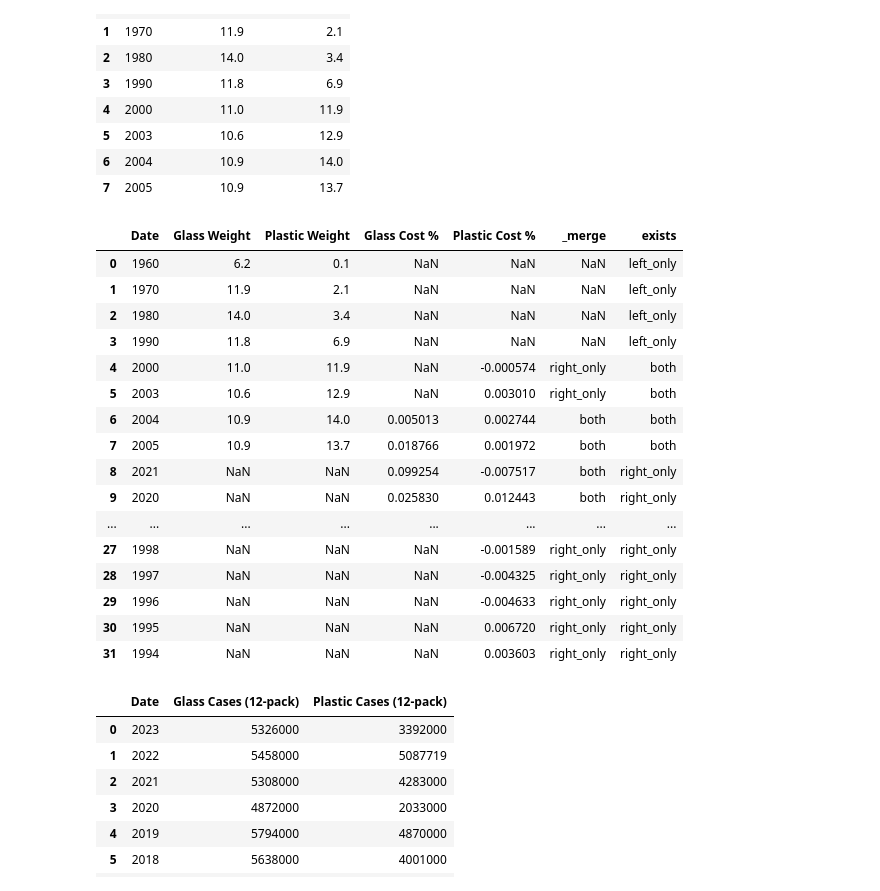
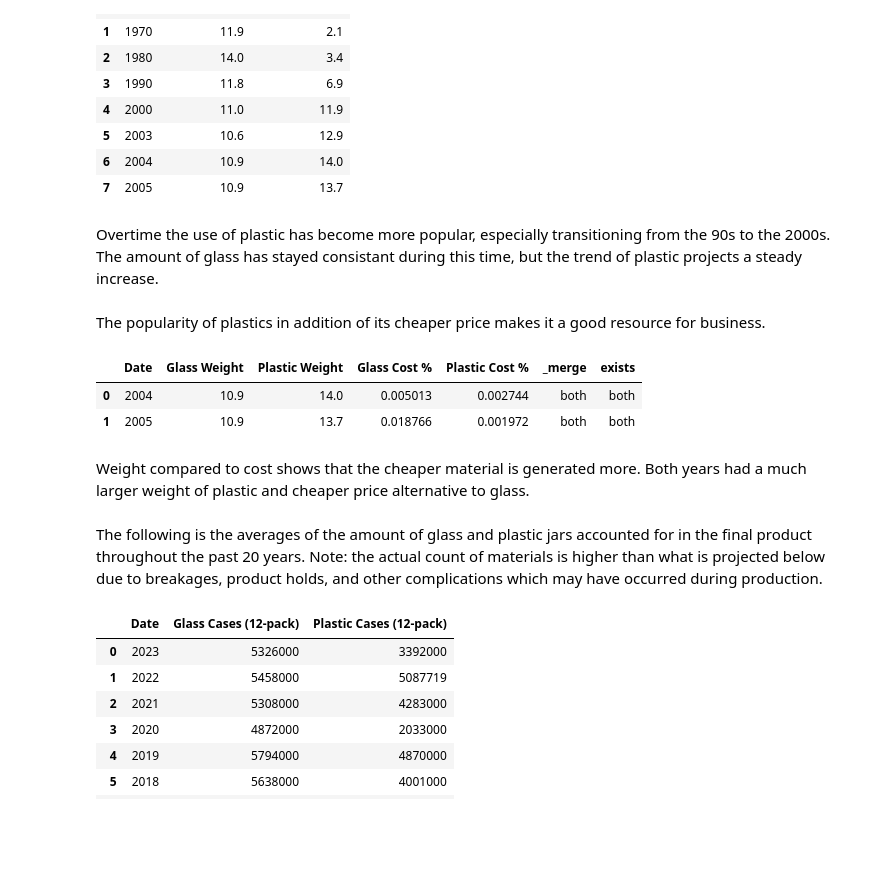
Before and after one commit to khagerthey/VIS1, a Jupyter notebook: Glass_vs_Plastic_Merge.ipynb, the cells around one changed output. Drawn from its saved outputs; the diff is of its cells as text; code cells hidden in the pictures; blank space fills up the shorter version.

Commit message:
time for review

```diff
--- a/Glass_vs_Plastic_Merge.ipynb
+++ b/Glass_vs_Plastic_Merge.ipynb
@@ -53,5 +52,5 @@ I am merging together price difference percentages between glass and plastics ov
 # %%
-mergedPercent = pd.merge(glass, plastic, how='outer', on=['Date'],indicator=True)
+mergedPercent = pd.merge(glass, plastic, how='inner', on=['Date'],indicator=True)
 mergedPercent
 # %% [output]
 |  | Date | Glass Cost % | Plastic Cost % | _merge |
@@ -88,27 +87,21 @@ weight
 | 5 | 2003 | 10.6 | 12.9 |
 | 6 | 2004 | 10.9 | 14.0 |
 | 7 | 2005 | 10.9 | 13.7 |
+# %% [markdown]
+Overtime the use of plastic has become more popular, especially transitioning from the 90s to the 2000s. The amount of glass has stayed consistant during this time, but the trend of plastic projects a steady increase.
+# %% [markdown]
+The popularity of plastics in addition of its cheaper price makes it a good resource for business.
 # %%
-mergedWeight = pd.merge(weight, mergedPercent, how='outer', on=['Date'],indicator='exists')
+mergedWeight = pd.merge(weight, mergedPercent, how='inner', on=['Date'],indicator='exists')
 mergedWeight
 # %% [output]
 |  | Date | Glass Weight | Plastic Weight | Glass Cost % | Plastic Cost % | _merge | exists |
-| 0 | 1960 | 6.2 | 0.1 | NaN | NaN | NaN | left_only |
-| 1 | 1970 | 11.9 | 2.1 | NaN | NaN | NaN | left_only |
-| 2 | 1980 | 14.0 | 3.4 | NaN | NaN | NaN | left_only |
-| 3 | 1990 | 11.8 | 6.9 | NaN | NaN | NaN | left_only |
-| 4 | 2000 | 11.0 | 11.9 | NaN | -0.000574 | right_only | both |
-| 5 | 2003 | 10.6 | 12.9 | NaN | 0.003010 | right_only | both |
-| 6 | 2004 | 10.9 | 14.0 | 0.005013 | 0.002744 | both | both |
-| 7 | 2005 | 10.9 | 13.7 | 0.018766 | 0.001972 | both | both |
-| 8 | 2021 | NaN | NaN | 0.099254 | -0.007517 | both | right_only |
-| 9 | 2020 | NaN | NaN | 0.025830 | 0.012443 | both | right_only |
-| ... | ... | ... | ... | ... | ... | ... | ... |
-| 27 | 1998 | NaN | NaN | NaN | -0.001589 | right_only | right_only |
-| 28 | 1997 | NaN | NaN | NaN | -0.004325 | right_only | right_only |
-| 29 | 1996 | NaN | NaN | NaN | -0.004633 | right_only | right_only |
-| 30 | 1995 | NaN | NaN | NaN | 0.006720 | right_only | right_only |
-| 31 | 1994 | NaN | NaN | NaN | 0.003603 | right_only | right_only |
+| 0 | 2004 | 10.9 | 14.0 | 0.005013 | 0.002744 | both | both |
+| 1 | 2005 | 10.9 | 13.7 | 0.018766 | 0.001972 | both | both |
+# %% [markdown]
+Weight compared to cost shows that the cheaper material is generated more. Both years had a much larger weight of plastic and cheaper price alternative to glass.
+# %% [markdown]
+The following is the averages of the amount of glass and plastic jars accounted for in the final product throughout the past 20 years. Note: the actual count of materials is higher than what is projected below due to breakages, product holds, and other complications which may have occurred during production.
 # %%
 count=pd.read_csv('https://raw.githubusercontent.com/khagerthey/VIS1/main/Glass%20Count%20Cleaned%20-%20Sheet1.csv')
 count
```
Also changed, not shown: parts of 14 cells of this notebook.
